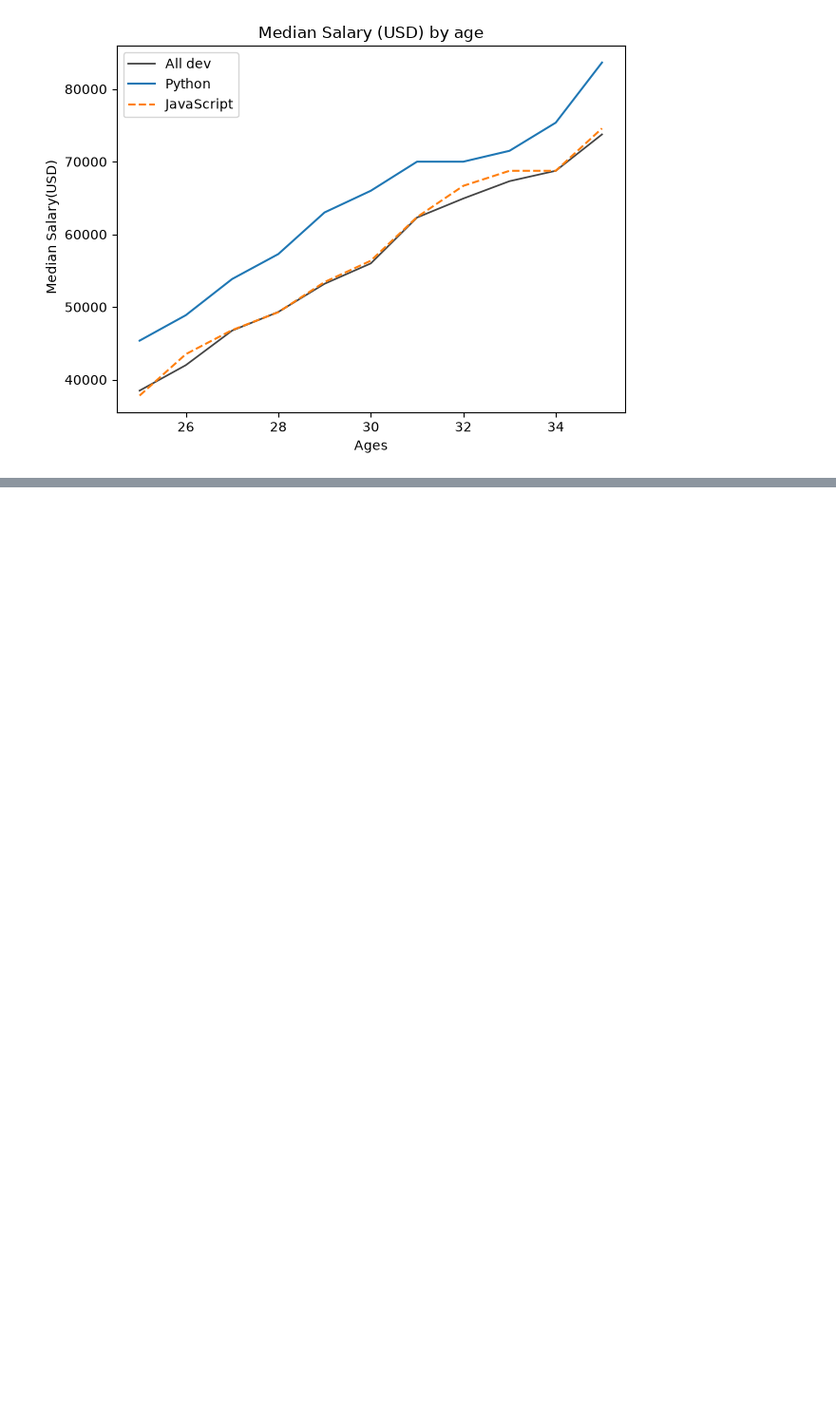
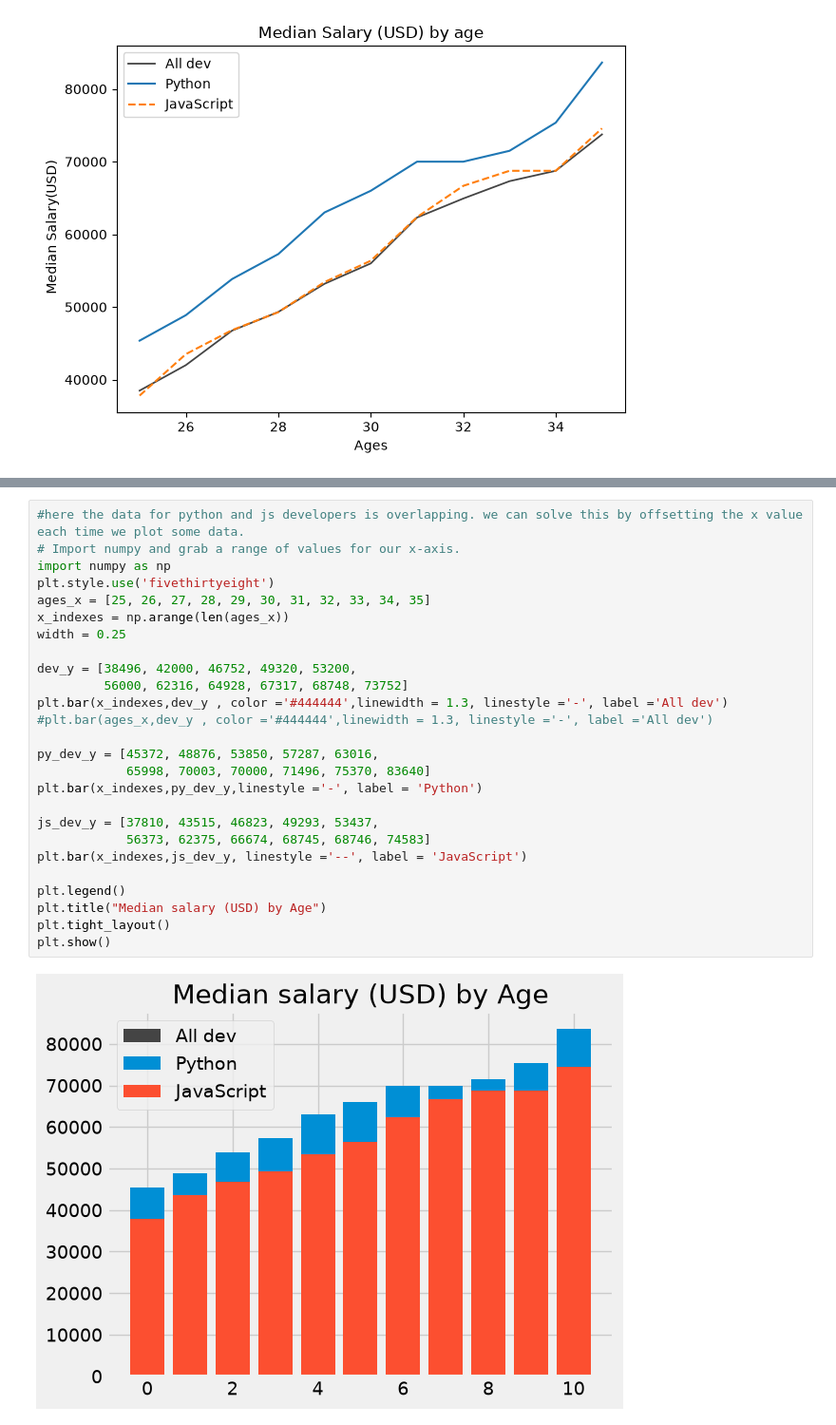
Before and after one commit to certifiedslidder-sudo/Matplotlib, a Jupyter notebook: demo.ipynb, the cells around one changed output, grey strips where cells are left out. Shown at 95% size. Drawn from its saved outputs; the diff is of its cells as text; blank space fills up the shorter version.

```diff
--- a/demo.ipynb
+++ b/demo.ipynb
@@ -82,0 +133,28 @@ plt.show()
+# %%
+#here the data for python and js developers is overlapping. we can solve this by offsetting the x value each time we plot some data.
+# Import numpy and grab a range of values for our x-axis.
+import numpy as np
+plt.style.use('fivethirtyeight')
+ages_x = [25, 26, 27, 28, 29, 30, 31, 32, 33, 34, 35]
+x_indexes = np.arange(len(ages_x))
+width = 0.25
+
+dev_y = [38496, 42000, 46752, 49320, 53200,
+         56000, 62316, 64928, 67317, 68748, 73752]
+plt.bar(x_indexes,dev_y , color ='#444444',linewidth = 1.3, linestyle ='-', label ='All dev')
+#plt.bar(ages_x,dev_y , color ='#444444',linewidth = 1.3, linestyle ='-', label ='All dev')
+
+py_dev_y = [45372, 48876, 53850, 57287, 63016,
+            65998, 70003, 70000, 71496, 75370, 83640]
+plt.bar(x_indexes,py_dev_y,linestyle ='-', label = 'Python')
+
+js_dev_y = [37810, 43515, 46823, 49293, 53437,
+            56373, 62375, 66674, 68745, 68746, 74583]
+plt.bar(x_indexes,js_dev_y, linestyle ='--', label = 'JavaScript')
+
+plt.legend()
+plt.title("Median salary (USD) by Age")
+plt.tight_layout()
+plt.show()
+# %% [output]
+[figure, added]
```
Also changed, not shown: parts of 3 cells of this notebook, 1 other file.
